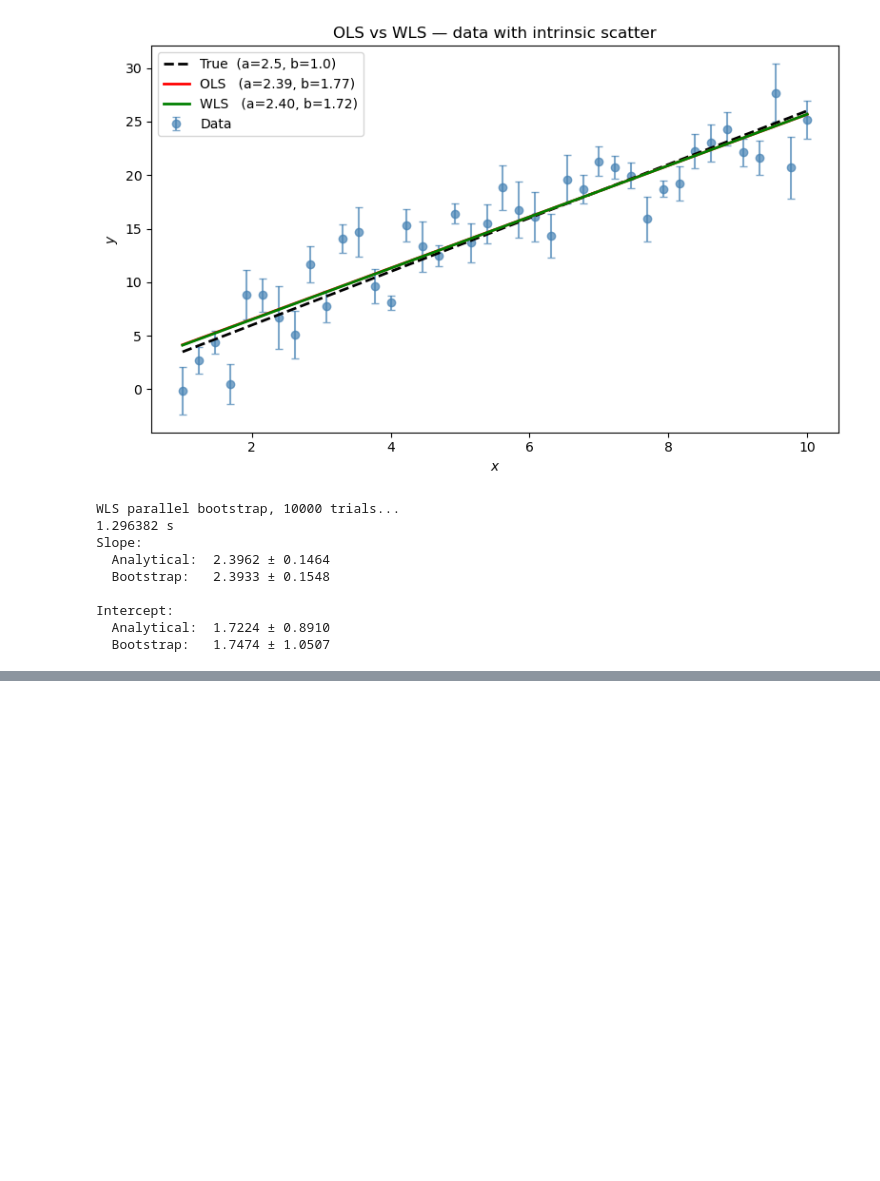
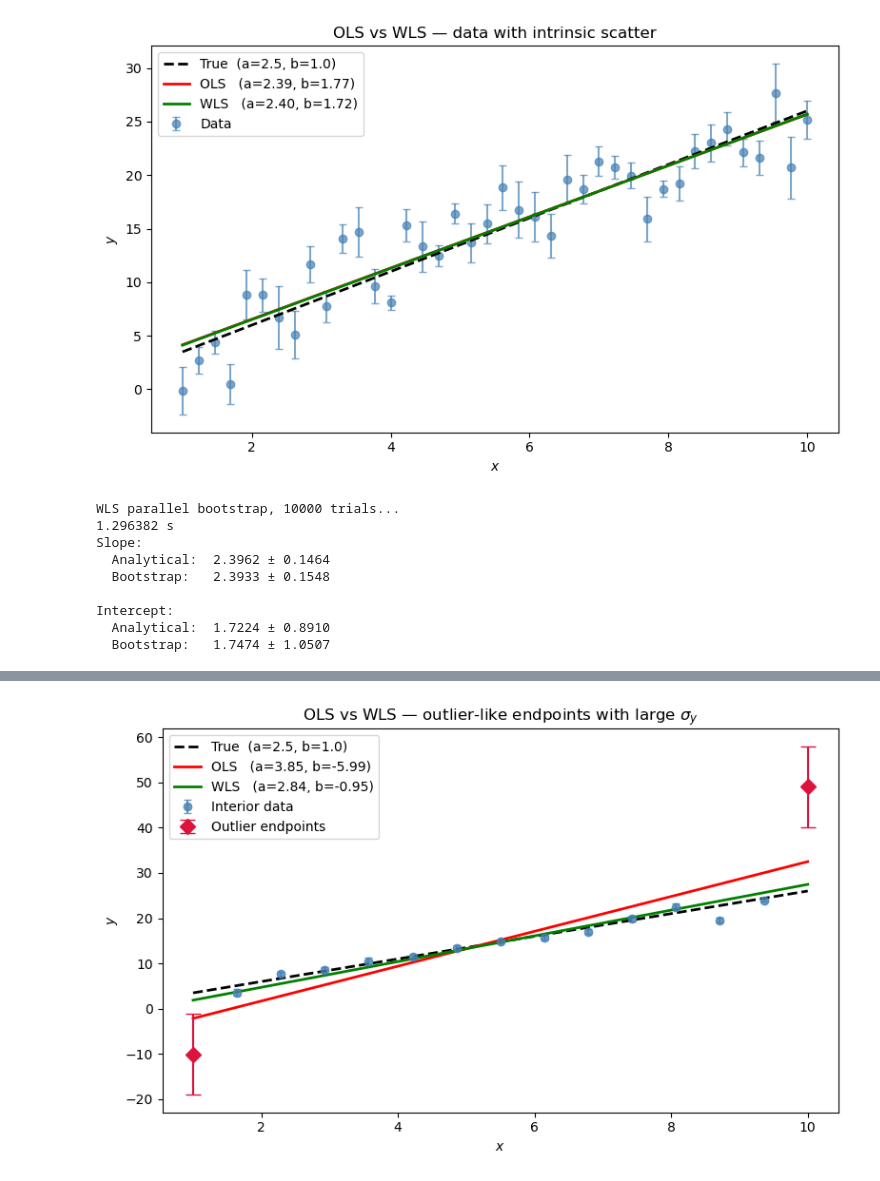
Before and after one commit to rsnemmen/BCES, a Jupyter notebook: doc/wls.ipynb, the cells around one changed output, grey strips where cells are left out. Cells and saved outputs as stored; diff of their text form; code cells hidden in the pictures; blank space fills up the shorter version.

```diff
--- a/doc/wls.ipynb
+++ b/doc/wls.ipynb
@@ -294,0 +390,28 @@ Consequences:
+# %%
+xfit3 = np.linspace(x3.min(), x3.max(), 200)
+
+plt.figure(figsize=(8, 5))
+# Interior points
+plt.errorbar(x3[1:-1], y3[1:-1], yerr=yerr3[1:-1],
+             fmt='o', capsize=3, color='steelblue', alpha=0.8,
+             label='Interior data', zorder=2)
+# Outlier endpoints
+plt.errorbar(x3[[0, -1]], y3[[0, -1]], yerr=yerr3[[0, -1]],
+             fmt='D', capsize=6, color='crimson', ms=8,
+             label='Outlier endpoints', zorder=3)
+# Lines
+plt.plot(xfit3, a_true * xfit3 + b_true, 'k--', lw=2,
+         label=f'True  (a={a_true}, b={b_true})')
+plt.plot(xfit3, a_ols3 * xfit3 + b_ols3, 'r-', lw=2,
+         label=f'OLS   (a={a_ols3:.2f}, b={b_ols3:.2f})')
+plt.plot(xfit3, a_wls3 * xfit3 + b_wls3, 'g-', lw=2,
+         label=f'WLS   (a={a_wls3:.2f}, b={b_wls3:.2f})')
+
+plt.xlabel('$x$')
+plt.ylabel('$y$')
+plt.title('OLS vs WLS — outlier-like endpoints with large $\\sigma_y$')
+plt.legend()
+plt.tight_layout()
+plt.show()
+# %% [output]
+[figure, added]
```
Also changed, not shown: parts of 13 cells of this notebook.
